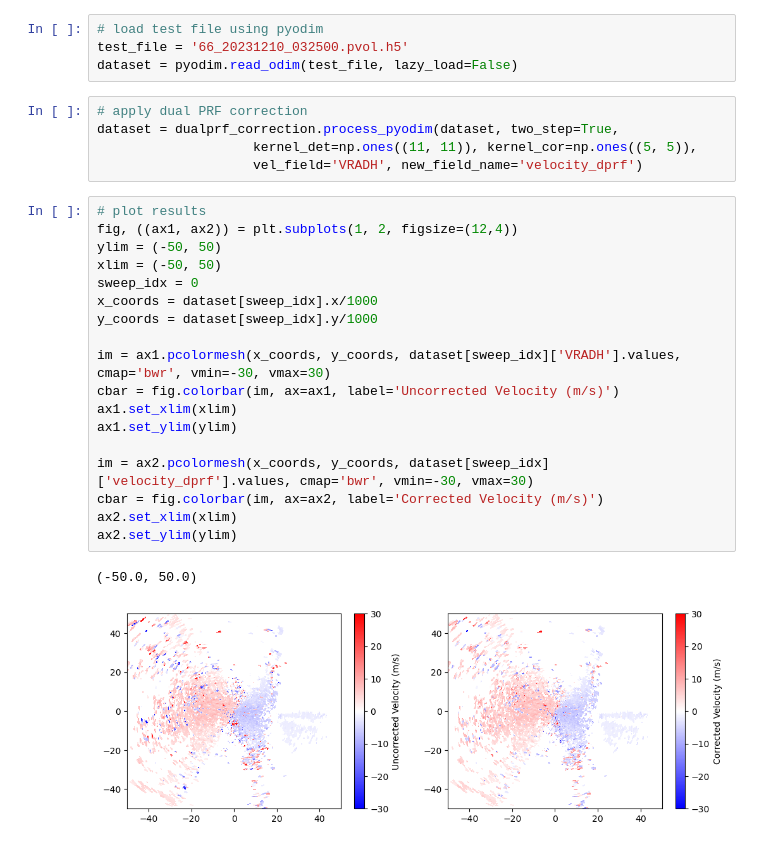
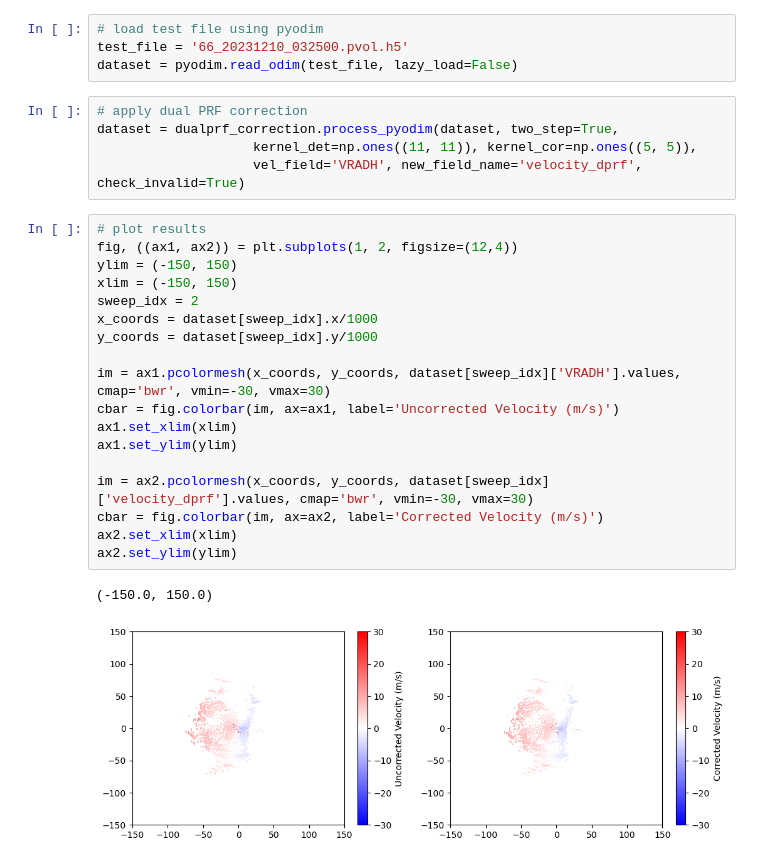
Before and after one commit to joshua-wx/dualprf_correction, a Jupyter notebook: examples/example.ipynb, the cells around one changed output. Cells and saved outputs as stored; diff of their text form.

```diff
--- a/examples/example.ipynb
+++ b/examples/example.ipynb
@@ -11,25 +11,25 @@ dataset = pyodim.read_odim(test_file, lazy_load=False)
 # apply dual PRF correction
 dataset = dualprf_correction.process_pyodim(dataset, two_step=True,
                     kernel_det=np.ones((11, 11)), kernel_cor=np.ones((5, 5)),
-                    vel_field='VRADH', new_field_name='velocity_dprf')
+                    vel_field='VRADH', new_field_name='velocity_dprf', check_invalid=True)
 # %%
 # plot results
 fig, ((ax1, ax2)) = plt.subplots(1, 2, figsize=(12,4))
-ylim = (-50, 50)
-xlim = (-50, 50)
-sweep_idx = 0
+ylim = (-150, 150)
+xlim = (-150, 150)
+sweep_idx = 2
 x_coords = dataset[sweep_idx].x/1000
 y_coords = dataset[sweep_idx].y/1000
 
 im = ax1.pcolormesh(x_coords, y_coords, dataset[sweep_idx]['VRADH'].values, cmap='bwr', vmin=-30, vmax=30)
 cbar = fig.colorbar(im, ax=ax1, label='Uncorrected Velocity (m/s)')
 ax1.set_xlim(xlim)
 ax1.set_ylim(ylim)
 
 im = ax2.pcolormesh(x_coords, y_coords, dataset[sweep_idx]['velocity_dprf'].values, cmap='bwr', vmin=-30, vmax=30)
 cbar = fig.colorbar(im, ax=ax2, label='Corrected Velocity (m/s)')
 ax2.set_xlim(xlim)
 ax2.set_ylim(ylim)
 # %% [output]
-(-50.0, 50.0)
+(-150.0, 150.0)
-[figure, old version]
+[figure, new version]
```
Also changed, not shown: 1 other file.
